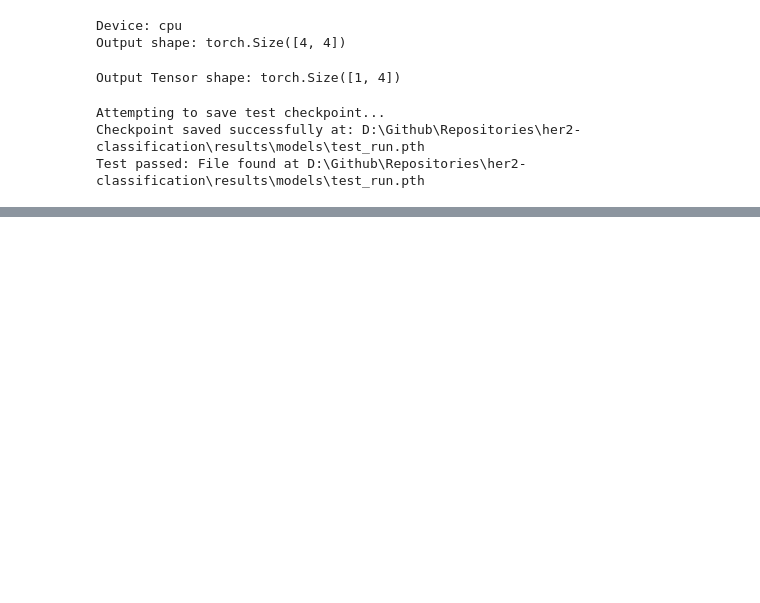
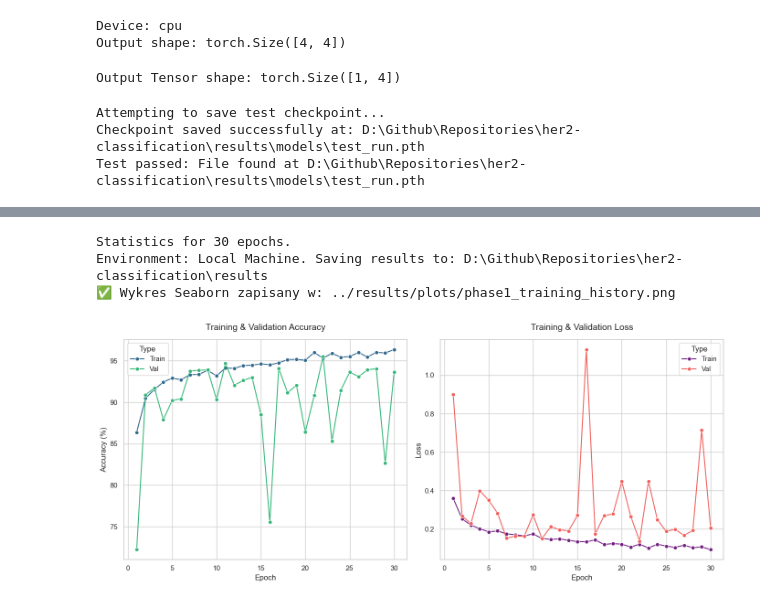
Before and after one commit to AleczO/her2-classification, a Jupyter notebook: notebooks/02_training.ipynb, the cells around one changed output, grey strips where cells are left out. Cells and saved outputs as stored; diff of their text form; code cells hidden in the pictures; blank space fills up the shorter version.

```diff
--- a/notebooks/02_training.ipynb
+++ b/notebooks/02_training.ipynb
@@ -157,0 +143,42 @@ KeyboardInterrupt:
+# %%
+import re
+import os
+
+def load_history_from_logs(file_path):
+    history = {
+        'train_loss': [], 'train_acc': [],
+        'val_loss': [], 'val_acc': []
+    }
+
+    if not os.path.exists(file_path):
+        print(f"Error: File not found {file_path}")
+        return None
+
+    with open(file_path, 'r') as f:
+        content = f.read()
+
+        train_losses = re.findall(r"Train Loss: ([\d.]+)", content)
+        train_accs = re.findall(r"Train Acc: ([\d.]+)%", content)
+        val_losses = re.findall(r"Val Loss: ([\d.]+)", content)
+        val_accs = re.findall(r"Val Acc: ([\d.]+)%", content)
+
+        history['train_loss'] = [float(x) for x in train_losses]
+        history['train_acc'] = [float(x) for x in train_accs]
+        history['val_loss'] = [float(x) for x in val_losses]
+        history['val_acc'] = [float(x) for x in val_accs]
+
+    print(f"Statistics for {len(history['train_acc'])} epochs.")
+    return history
+
+
+log_path = "../results/logs/training_log_phase1.txt"
+history_phase1 = load_history_from_logs(log_path)
+
+if history_phase1:
+    from src.utils import plot_history
+    plot_history(history_phase1, save_path="../results/plots/phase1_training_history.png")
+# %% [output]
+Statistics for 30 epochs.
+Environment: Local Machine. Saving results to: D:\Github\Repositories\her2-classification\results
+✅ Wykres Seaborn zapisany w: ../results/plots/phase1_training_history.png
+[figure, added]
```
Also changed, not shown: parts of 1 cell of this notebook, 6 other files.
